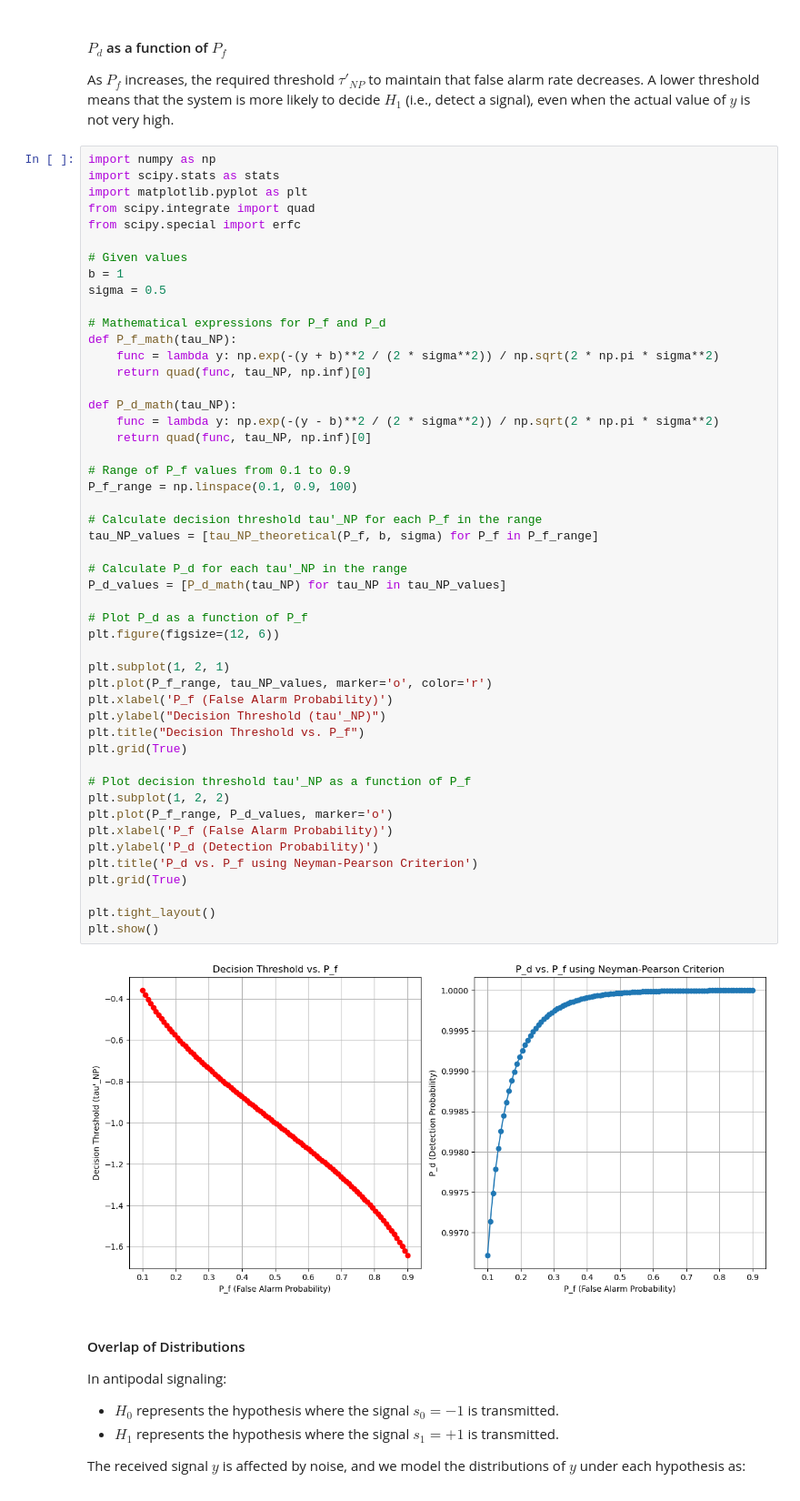
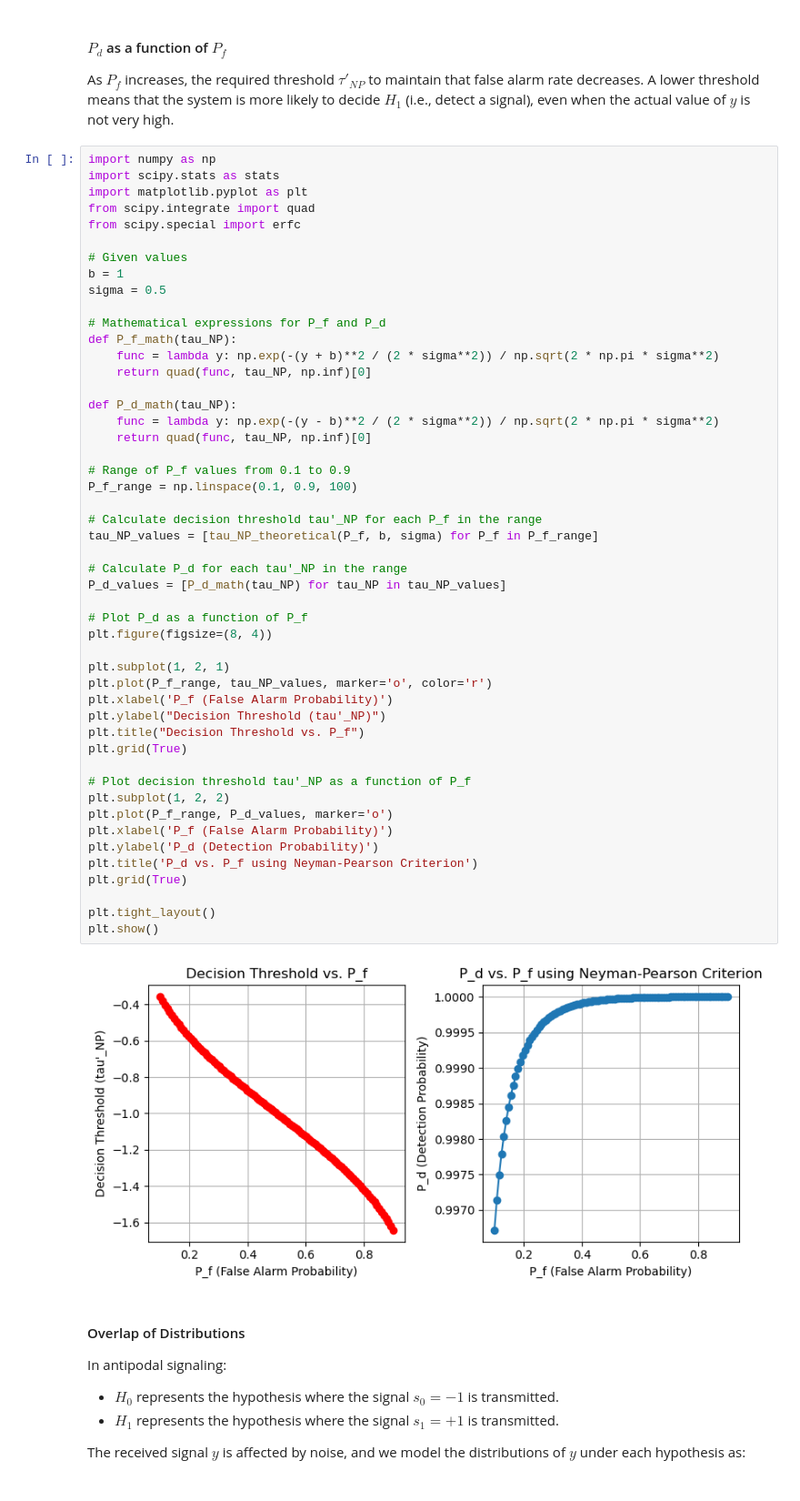
Before and after one commit to telecombook/book, a Jupyter notebook: _sources/c2_s11_Neyman_Pearson.ipynb, the cells around one changed output. Shown: that part at 91% size. Drawn from its saved outputs; the diff is of its cells as text.

```diff
--- a/_sources/c2_s11_Neyman_Pearson.ipynb
+++ b/_sources/c2_s11_Neyman_Pearson.ipynb
@@ -314,35 +314,35 @@ def P_d_math(tau_NP):
 
 # Range of P_f values from 0.1 to 0.9
 P_f_range = np.linspace(0.1, 0.9, 100)
 
 # Calculate decision threshold tau'_NP for each P_f in the range
 tau_NP_values = [tau_NP_theoretical(P_f, b, sigma) for P_f in P_f_range]
 
 # Calculate P_d for each tau'_NP in the range
 P_d_values = [P_d_math(tau_NP) for tau_NP in tau_NP_values]
 
 # Plot P_d as a function of P_f
-plt.figure(figsize=(12, 6))
+plt.figure(figsize=(8, 4))
 
 plt.subplot(1, 2, 1)
 plt.plot(P_f_range, tau_NP_values, marker='o', color='r')
 plt.xlabel('P_f (False Alarm Probability)')
 plt.ylabel("Decision Threshold (tau'_NP)")
 plt.title("Decision Threshold vs. P_f")
 plt.grid(True)
 
 # Plot decision threshold tau'_NP as a function of P_f
 plt.subplot(1, 2, 2)
 plt.plot(P_f_range, P_d_values, marker='o')
 plt.xlabel('P_f (False Alarm Probability)')
 plt.ylabel('P_d (Detection Probability)')
 plt.title('P_d vs. P_f using Neyman-Pearson Criterion')
 plt.grid(True)
 
 plt.tight_layout()
 plt.show()
 # %% [output]
-[figure, old version]
+[figure, new version]
 # %% [markdown]
 #### Overlap of Distributions
 
```
Also changed, not shown: parts of 2 cells of this notebook, 22 other files.
